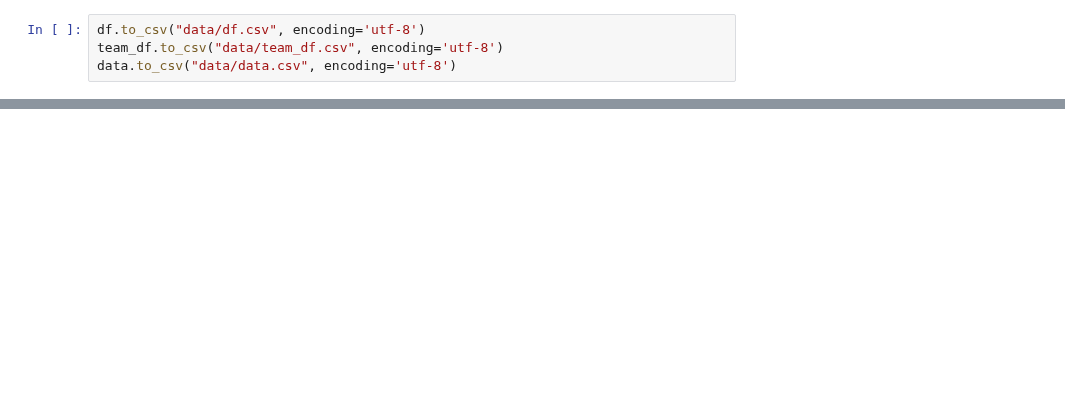
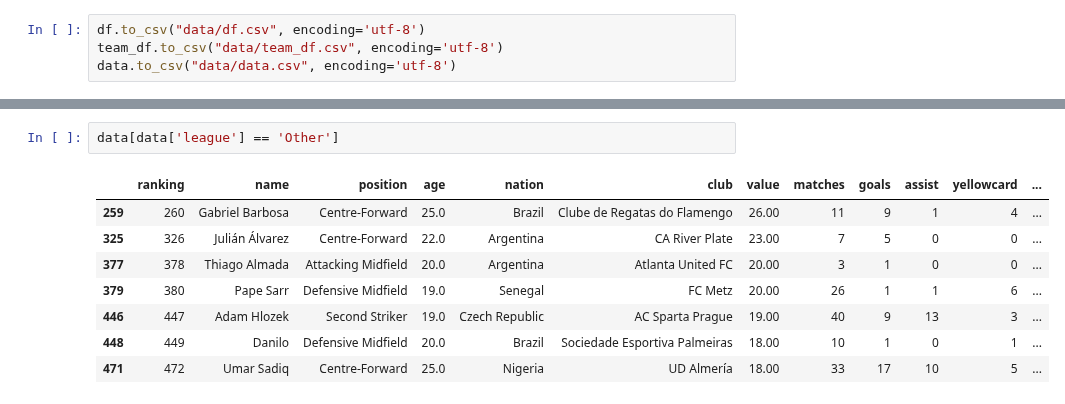
Before and after one commit to obilige/justone, a Jupyter notebook: FP_value/Football_Player.ipynb, the cells around one changed output, grey strips where cells are left out. Saved outputs shown, nothing was run; the diff lists cells and outputs as text; blank space fills up the shorter version.

```diff
--- a/FP_value/Football_Player.ipynb
+++ b/FP_value/Football_Player.ipynb
@@ -383,0 +522,11 @@ data.to_csv("data/data.csv", encoding='utf-8')
+# %%
+data[data['league'] == 'Other']
+# %% [output]
+|  | ranking | name | position | age | nation | club | value | matches | goals | assist | yellowcard | ... |
+| 259 | 260 | Gabriel Barbosa | Centre-Forward | 25.0 | Brazil | Clube de Regatas do Flamengo | 26.00 | 11 | 9 | 1 | 4 | ... |
+| 325 | 326 | Julián Álvarez | Centre-Forward | 22.0 | Argentina | CA River Plate | 23.00 | 7 | 5 | 0 | 0 | ... |
+| 377 | 378 | Thiago Almada | Attacking Midfield | 20.0 | Argentina | Atlanta United FC | 20.00 | 3 | 1 | 0 | 0 | ... |
+| 379 | 380 | Pape Sarr | Defensive Midfield | 19.0 | Senegal | FC Metz | 20.00 | 26 | 1 | 1 | 6 | ... |
+| 446 | 447 | Adam Hlozek | Second Striker | 19.0 | Czech Republic | AC Sparta Prague | 19.00 | 40 | 9 | 13 | 3 | ... |
+| 448 | 449 | Danilo | Defensive Midfield | 20.0 | Brazil | Sociedade Esportiva Palmeiras | 18.00 | 10 | 1 | 0 | 1 | ... |
+| 471 | 472 | Umar Sadiq | Centre-Forward | 25.0 | Nigeria | UD Almería | 18.00 | 33 | 17 | 10 | 5 | ... |
```
Also changed, not shown: parts of 9 cells of this notebook, 2 other files.
